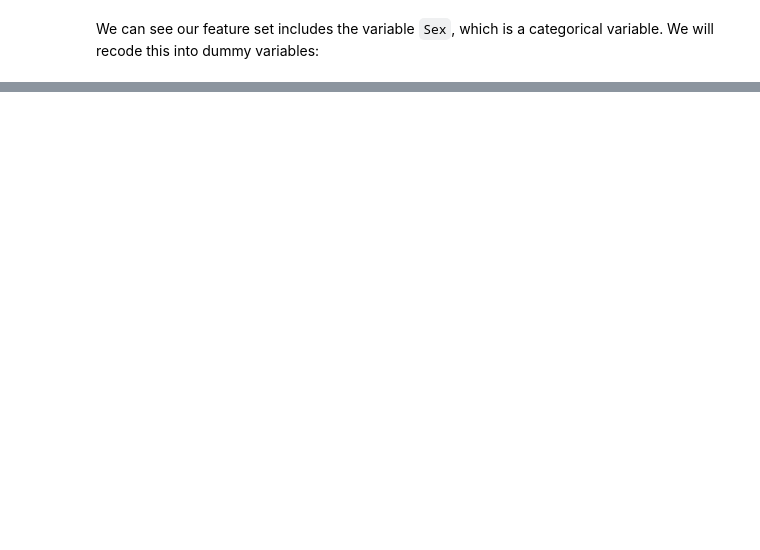
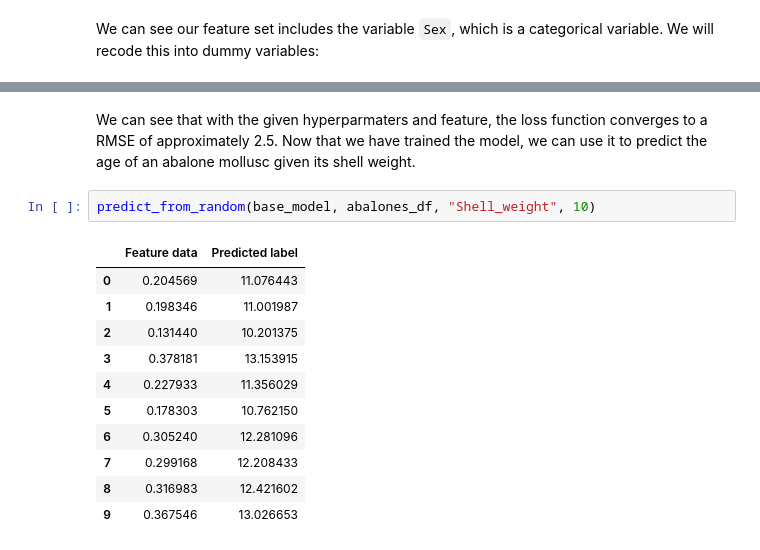
Before and after one commit to ChrisSoderberg-ONS/ml-practice, a Jupyter notebook: tensorflow-ml.ipynb, the cells around one changed output, grey strips where cells are left out. Cells and saved outputs as stored; diff of their text form; blank space fills up the shorter version.

```diff
--- a/tensorflow-ml.ipynb
+++ b/tensorflow-ml.ipynb
@@ -151,0 +162,16 @@ Epoch 30/30
+# %% [markdown]
+We can see that with the given hyperparmaters and feature, the loss function converges to a RMSE of approximately 2.5. Now that we have trained the model, we can use it to predict the age of an abalone mollusc given its shell weight.
+# %%
+predict_from_random(base_model, abalones_df, "Shell_weight", 10)
+# %% [output]
+|  | Feature data | Predicted label |
+| 0 | 0.204569 | 11.076443 |
+| 1 | 0.198346 | 11.001987 |
+| 2 | 0.131440 | 10.201375 |
+| 3 | 0.378181 | 13.153915 |
+| 4 | 0.227933 | 11.356029 |
+| 5 | 0.178303 | 10.762150 |
+| 6 | 0.305240 | 12.281096 |
+| 7 | 0.299168 | 12.208433 |
+| 8 | 0.316983 | 12.421602 |
+| 9 | 0.367546 | 13.026653 |
```
Also changed, not shown: parts of 9 cells of this notebook, 1 other file.
